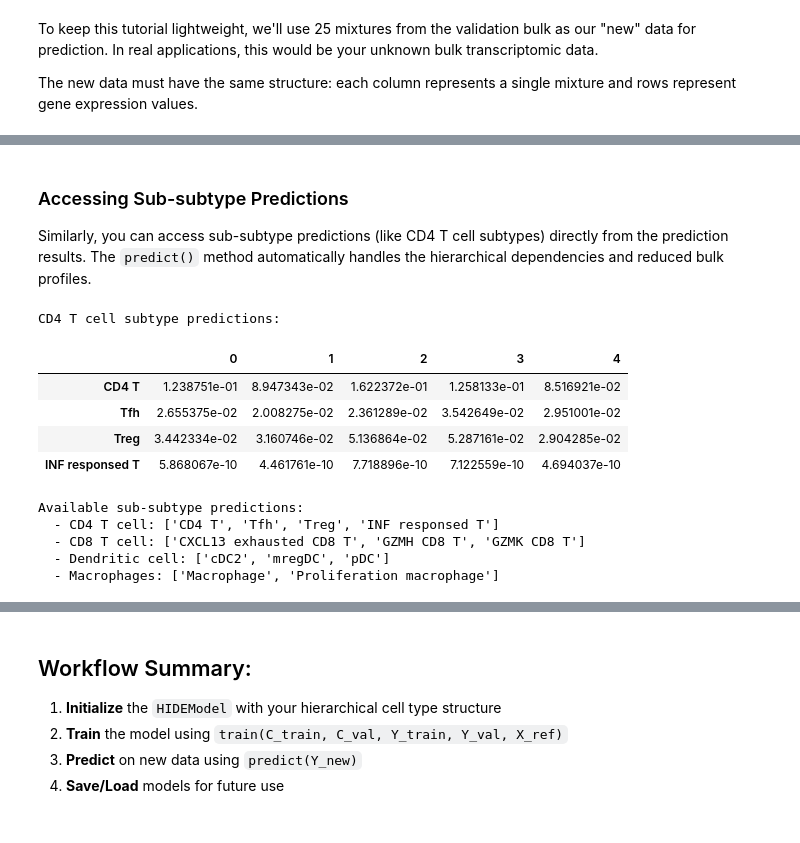
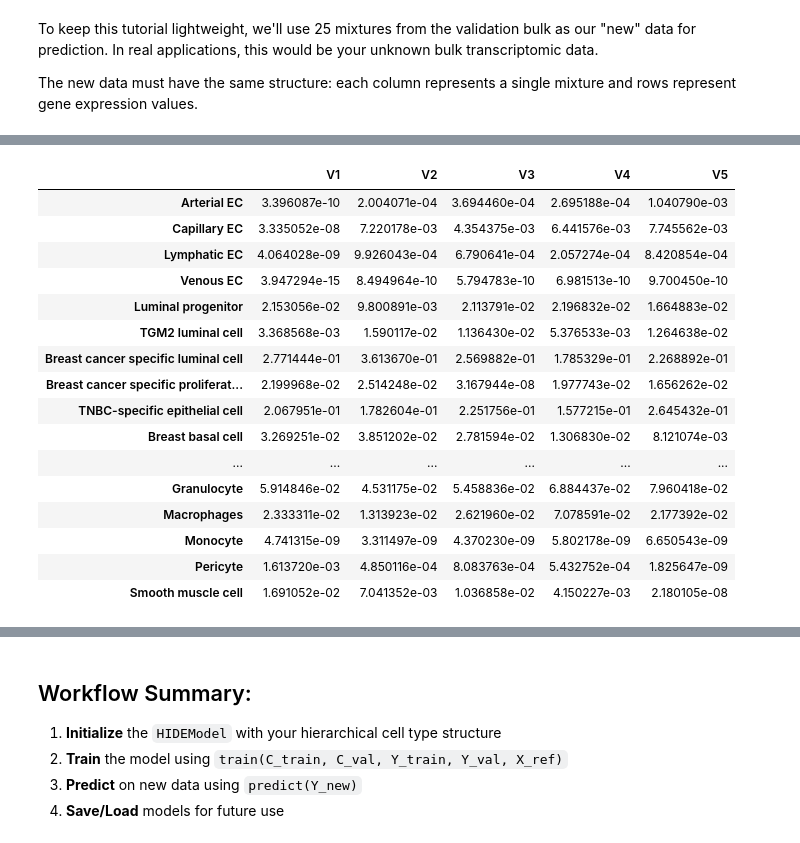
Before and after one commit to dvoelkl/HIDE, a Jupyter notebook: Tutorial.ipynb, the cells around one changed output, grey strips where cells are left out. Cells and saved outputs as stored; diff of their text form; code cells hidden in the pictures.

Commit message:
Usability update to the predict function
Now returns C_sub, C_minor and C_major as closed arrays

```diff
--- a/Tutorial.ipynb
+++ b/Tutorial.ipynb
@@ -400,14 +421,9 @@ The predict method automatically:
 # %%
 # Make predictions on the new data
+hide_model.verbose = False
 predictions = hide_model.predict(Y_appl)
 
 # Extract major cell type predictions
 C_main = predictions['major']
-print("Major cell type predictions:")
 display(C_main.iloc[:,0:5])
-
-print(f"\nPrediction completed for:")
-print(f"  - Major cell types: {list(predictions['major'].index)}")
-print(f"  - Minor cell types: {list(predictions['minor'].keys())}")
-print(f"  - Sub cell types: {list(predictions['sub'].keys())}")
 # %% [output]
@@ -474,29 +456,22 @@ Available minor cell type predictions:
-# %% [markdown]
-### Accessing Sub-subtype Predictions
-
-Similarly, you can access sub-subtype predictions (like CD4 T cell subtypes) directly from the prediction results. The `predict()` method automatically handles the hierarchical dependencies and reduced bulk profiles.
-# %%
-# Access CD4 T cell subtype predictions directly
-if 'CD4 T cell' in predictions['sub']:
-    C_CD4 = predictions['sub']['CD4 T cell']
-    print("CD4 T cell subtype predictions:")
-    display(C_CD4.iloc[:,0:5])
-else:
-    print("CD4 T cell subtypes not available in this dataset")
-
-# Display all available sub-subtype predictions
-print(f"\nAvailable sub-subtype predictions:")
-for subtype in predictions['sub'].keys():
-    print(f"  - {subtype}: {list(predictions['sub'][subtype].index)}")
-# %% [output]
-CD4 T cell subtype predictions:
-|  | 0 | 1 | 2 | 3 | 4 |
-| CD4 T | 1.238751e-01 | 8.947343e-02 | 1.622372e-01 | 1.258133e-01 | 8.516921e-02 |
-| Tfh | 2.655375e-02 | 2.008275e-02 | 2.361289e-02 | 3.542649e-02 | 2.951001e-02 |
-| Treg | 3.442334e-02 | 3.160746e-02 | 5.136864e-02 | 5.287161e-02 | 2.904285e-02 |
-| INF responsed T | 5.868067e-10 | 4.461761e-10 | 7.718896e-10 | 7.122559e-10 | 4.694037e-10 |
-Available sub-subtype predictions:
-  - CD4 T cell: ['CD4 T', 'Tfh', 'Treg', 'INF responsed T']
-  - CD8 T cell: ['CXCL13 exhausted CD8 T', 'GZMH CD8 T', 'GZMK CD8 T']
-  - Dendritic cell: ['cDC2', 'mregDC', 'pDC']
-  - Macrophages: ['Macrophage', 'Proliferation macrophage']
+# %%
+# Extract minor cell type prediction
+C_minor = predictions['minor']
+display(C_minor.iloc[:,0:5])
+# %% [output]
+|  | V1 | V2 | V3 | V4 | V5 |
+| Arterial EC | 3.396087e-10 | 2.004071e-04 | 3.694460e-04 | 2.695188e-04 | 1.040790e-03 |
+| Capillary EC | 3.335052e-08 | 7.220178e-03 | 4.354375e-03 | 6.441576e-03 | 7.745562e-03 |
+| Lymphatic EC | 4.064028e-09 | 9.926043e-04 | 6.790641e-04 | 2.057274e-04 | 8.420854e-04 |
+| Venous EC | 3.947294e-15 | 8.494964e-10 | 5.794783e-10 | 6.981513e-10 | 9.700450e-10 |
+| Luminal progenitor | 2.153056e-02 | 9.800891e-03 | 2.113791e-02 | 2.196832e-02 | 1.664883e-02 |
+| TGM2 luminal cell | 3.368568e-03 | 1.590117e-02 | 1.136430e-02 | 5.376533e-03 | 1.264638e-02 |
+| Breast cancer specific luminal cell | 2.771444e-01 | 3.613670e-01 | 2.569882e-01 | 1.785329e-01 | 2.268892e-01 |
+| Breast cancer specific proliferat... | 2.199968e-02 | 2.514248e-02 | 3.167944e-08 | 1.977743e-02 | 1.656262e-02 |
+| TNBC-specific epithelial cell | 2.067951e-01 | 1.782604e-01 | 2.251756e-01 | 1.577215e-01 | 2.645432e-01 |
+| Breast basal cell | 3.269251e-02 | 3.851202e-02 | 2.781594e-02 | 1.306830e-02 | 8.121074e-03 |
+| ... | ... | ... | ... | ... | ... |
+| Granulocyte | 5.914846e-02 | 4.531175e-02 | 5.458836e-02 | 6.884437e-02 | 7.960418e-02 |
+| Macrophages | 2.333311e-02 | 1.313923e-02 | 2.621960e-02 | 7.078591e-02 | 2.177392e-02 |
+| Monocyte | 4.741315e-09 | 3.311497e-09 | 4.370230e-09 | 5.802178e-09 | 6.650543e-09 |
+| Pericyte | 1.613720e-03 | 4.850116e-04 | 8.083763e-04 | 5.432752e-04 | 1.825647e-09 |
+| Smooth muscle cell | 1.691052e-02 | 7.041352e-03 | 1.036858e-02 | 4.150227e-03 | 2.180105e-08 |
```
Also changed, not shown: parts of 10 cells of this notebook, 2 other files.
